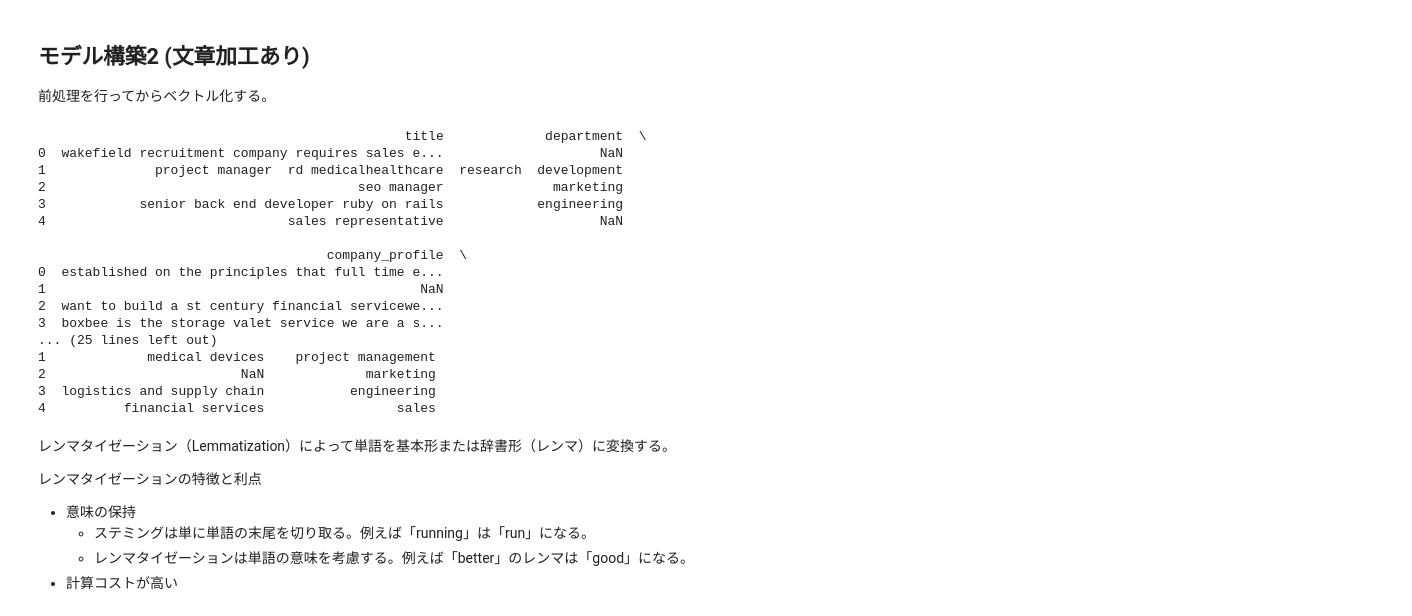
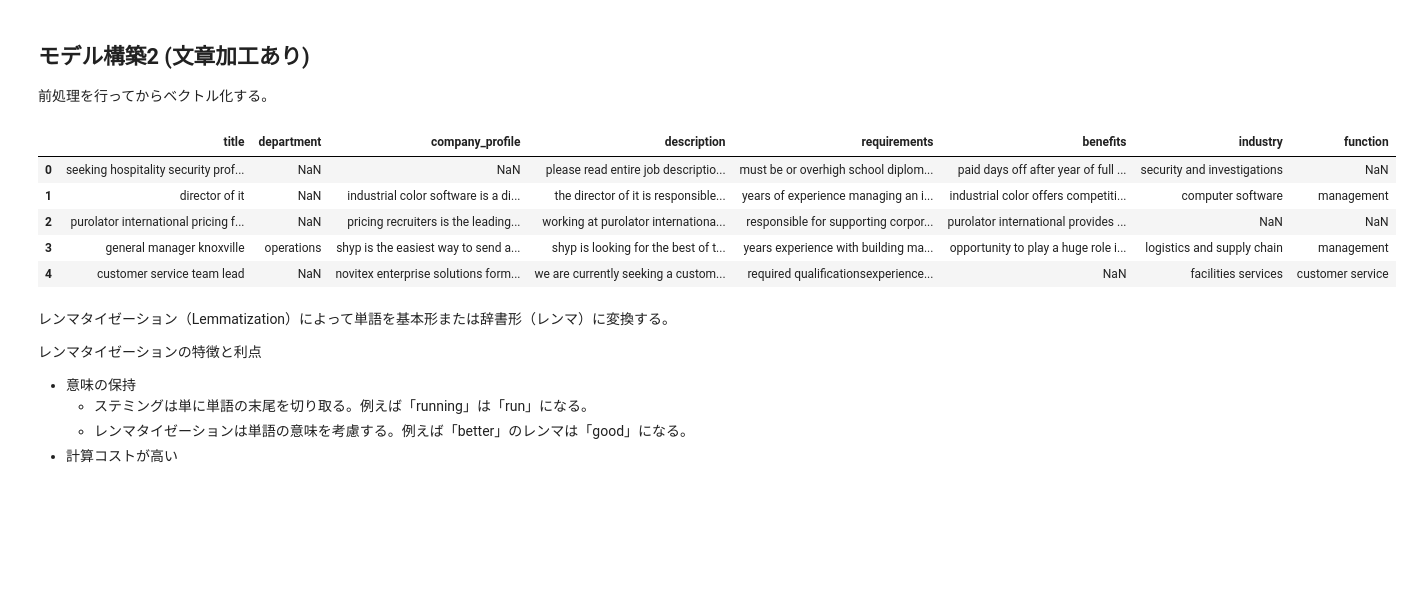
Before and after one commit to AK-8420/FastAPI-AI_vs_User, a Jupyter notebook: XGBoost_test.ipynb, the cells around one changed output. Cells and saved outputs as stored; diff of their text form; code cells hidden in the pictures; blank space fills up the shorter version.

```diff
--- a/XGBoost_test.ipynb
+++ b/XGBoost_test.ipynb
@@ -422,36 +400,25 @@ processed_test_X = copy.deepcopy(encoded_test_X)
 # %%
 def convert_lower(text):
     try:
         # 英字と空白（スペース、タブ、改行など）以外の文字を取り除く
         cleaned_text = re.sub(r'[^a-zA-Z\s]','',text)
         lower_text = cleaned_text.lower()
         return lower_text
     except TypeError: # NaNの入力
         return text
 
 # すべて小文字にする
 processed_train_X[processed_columns] = processed_train_X[processed_columns].map(convert_lower)
 processed_test_X[processed_columns] = processed_test_X[processed_columns].map(convert_lower)
 
-print(processed_train_X[processed_columns].head())
+processed_train_X[processed_columns].head()
 # %% [output]
-                                               title             department  \
-0  wakefield recruitment company requires sales e...                    NaN
-1              project manager  rd medicalhealthcare  research  development
-2                                        seo manager              marketing
-3            senior back end developer ruby on rails            engineering
-4                               sales representative                    NaN
-
-                                     company_profile  \
-0  established on the principles that full time e...
-1                                                NaN
-2  want to build a st century financial servicewe...
-3  boxbee is the storage valet service we are a s...
-... (25 lines left out)
-1             medical devices    project management
-2                         NaN             marketing
-3  logistics and supply chain           engineering
-4          financial services                 sales
+|  | title | department | company_profile | description | requirements | benefits | industry | function |
+| 0 | seeking hospitality security prof... | NaN | NaN | please read entire job descriptio... | must be or overhigh school diplom... | paid days off after year of full ... | security and investigations | NaN |
+| 1 | director of it | NaN | industrial color software is a di... | the director of it is responsible... | years of experience managing an i... | industrial color offers competiti... | computer software | management |
+| 2 | purolator international pricing f... | NaN | pricing recruiters is the leading... | working at purolator internationa... | responsible for supporting corpor... | purolator international provides ... | NaN | NaN |
+| 3 | general manager knoxville | operations | shyp is the easiest way to send a... | shyp is looking for the best of t... | years experience with building ma... | opportunity to play a huge role i... | logistics and supply chain | management |
+| 4 | customer service team lead | NaN | novitex enterprise solutions form... | we are currently seeking a custom... | required qualificationsexperience... | NaN | facilities services | customer service |
 # %% [markdown]
 レンマタイゼーション（Lemmatization）によって単語を基本形または辞書形（レンマ）に変換する。
 
```
Also changed, not shown: parts of 17 cells of this notebook.
